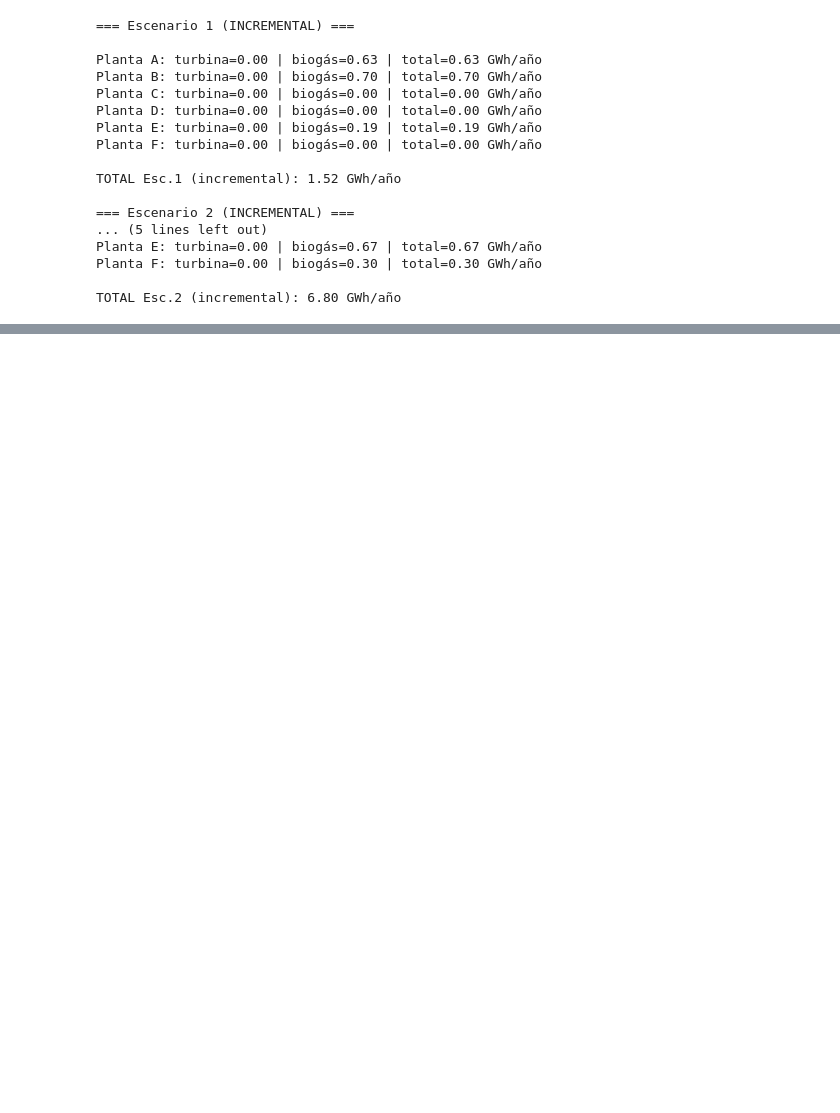
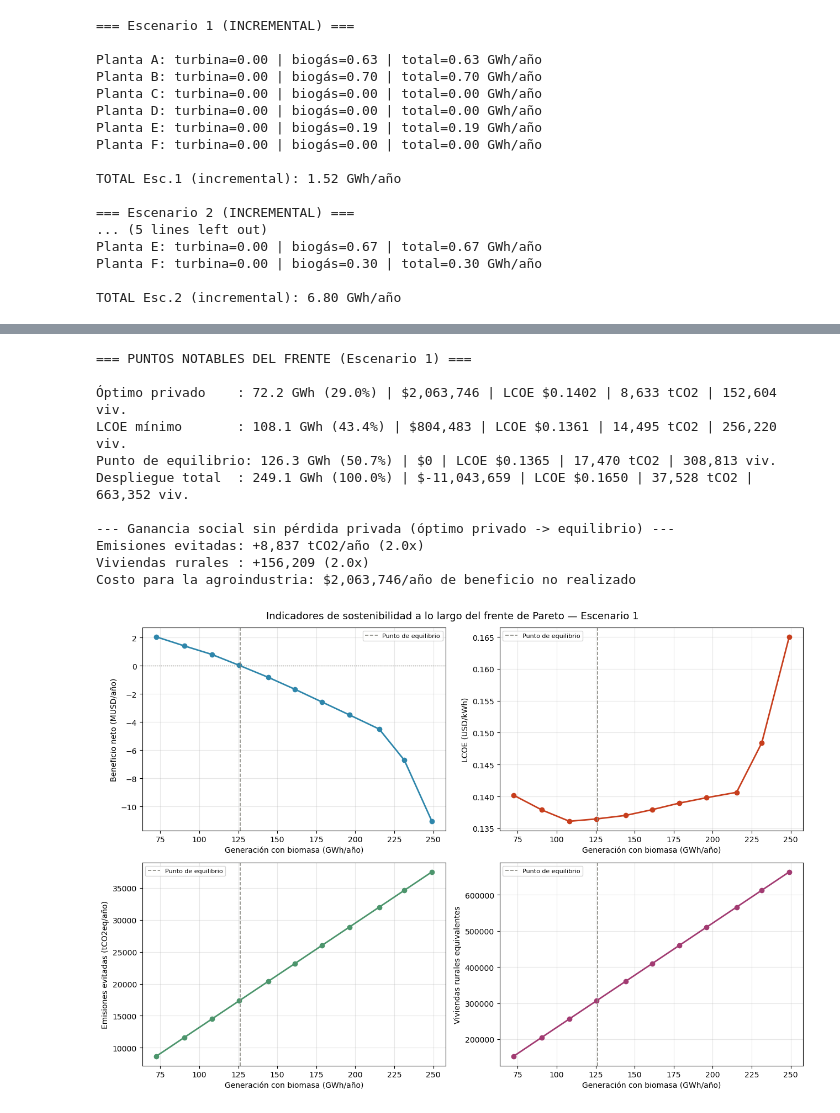
Before and after one commit to juncal0/valorizacion-biomasa-palma, a Jupyter notebook: 01_limpieza_datos_capex_emisiones_social_2_reorganizado_1.ipynb, the cells around one changed output, grey strips where cells are left out. Cells and saved outputs as stored; diff of their text form; code cells hidden in the pictures; blank space fills up the shorter version.

```diff
--- a/01_limpieza_datos_capex_emisiones_social_2_reorganizado_1.ipynb
+++ b/01_limpieza_datos_capex_emisiones_social_2_reorganizado_1.ipynb
@@ -3869,0 +4088,78 @@ TOTAL Esc.2 (incremental): 6.80 GWh/año
+# %%
+# ==========================================================
+# Sección 19b - Puntos notables del frente e indicadores asociados
+# (para la Discusión y las Conclusions del artículo)
+# ==========================================================
+
+# --- Punto de equilibrio: interpolación lineal donde el beneficio cruza cero ---
+b = df_sost['beneficio_neto_total_USD'].values
+g = df_sost['generacion_GWh'].values
+i = np.where(np.diff(np.sign(b)))[0][0]          # último punto positivo
+frac = b[i] / (b[i] - b[i+1])                     # peso de interpolación
+
+def interp(col):
+    v = df_sost[col].values
+    return v[i] + frac * (v[i+1] - v[i])
+
+print("=== PUNTOS NOTABLES DEL FRENTE (Escenario 1) ===\n")
+opt_eco = df_sost.iloc[df_sost['beneficio_neto_total_USD'].idxmax()]
+opt_lcoe = df_sost.iloc[df_sost['lcoe_USD_kWh'].idxmin()]
+total = df_sost.iloc[-1]
+pot_max = total['generacion_GWh']
+
+print(f"Óptimo privado    : {opt_eco['generacion_GWh']:.1f} GWh ({opt_eco['generacion_GWh']/pot_max*100:.1f}%) | "
+      f"${opt_eco['beneficio_neto_total_USD']:,.0f} | LCOE ${opt_eco['lcoe_USD_kWh']:.4f} | "
+      f"{opt_eco['emisiones_evitadas_tCO2']:,.0f} tCO2 | {opt_eco['viviendas_rurales']:,.0f} viv.")
+print(f"LCOE mínimo       : {opt_lcoe['generacion_GWh']:.1f} GWh ({opt_lcoe['generacion_GWh']/pot_max*100:.1f}%) | "
+      f"${opt_lcoe['beneficio_neto_total_USD']:,.0f} | LCOE ${opt_lcoe['lcoe_USD_kWh']:.4f} | "
+      f"{opt_lcoe['emisiones_evitadas_tCO2']:,.0f} tCO2 | {opt_lcoe['viviendas_rurales']:,.0f} viv.")
+print(f"Punto de equilibrio: {interp('generacion_GWh'):.1f} GWh ({interp('generacion_GWh')/pot_max*100:.1f}%) | "
+      f"$0 | LCOE ${interp('lcoe_USD_kWh'):.4f} | "
+      f"{interp('emisiones_evitadas_tCO2'):,.0f} tCO2 | {interp('viviendas_rurales'):,.0f} viv.")
+print(f"Despliegue total  : {pot_max:.1f} GWh (100.0%) | "
+      f"${total['beneficio_neto_total_USD']:,.0f} | LCOE ${total['lcoe_USD_kWh']:.4f} | "
+      f"{total['emisiones_evitadas_tCO2']:,.0f} tCO2 | {total['viviendas_rurales']:,.0f} viv.")
+
+print(f"\n--- Ganancia social sin pérdida privada (óptimo privado -> equilibrio) ---")
+print(f"Emisiones evitadas: +{interp('emisiones_evitadas_tCO2') - opt_eco['emisiones_evitadas_tCO2']:,.0f} tCO2/año "
+      f"({interp('emisiones_evitadas_tCO2')/opt_eco['emisiones_evitadas_tCO2']:.1f}x)")
+print(f"Viviendas rurales : +{interp('viviendas_rurales') - opt_eco['viviendas_rurales']:,.0f} "
+      f"({interp('viviendas_rurales')/opt_eco['viviendas_rurales']:.1f}x)")
+print(f"Costo para la agroindustria: ${opt_eco['beneficio_neto_total_USD']:,.0f}/año de beneficio no realizado")
+
+# --- Figura de 4 paneles: beneficio, LCOE, emisiones, social ---
+fig, axes = plt.subplots(2, 2, figsize=(13, 9))
+series = [
+    ('beneficio_neto_total_USD', 'Beneficio neto (MUSD/año)', 1e6, '#2E86AB'),
+    ('lcoe_USD_kWh',             'LCOE (USD/kWh)',            1,   '#C73E1D'),
+    ('emisiones_evitadas_tCO2',  'Emisiones evitadas (tCO2eq/año)', 1, '#4C956C'),
+    ('viviendas_rurales',        'Viviendas rurales equivalentes',  1, '#A23B72'),
+]
+for ax, (col, lab, esc, color) in zip(axes.flat, series):
+    ax.plot(df_sost['generacion_GWh'], df_sost[col]/esc, 'o-', color=color, linewidth=2, markersize=6)
+    ax.axvline(interp('generacion_GWh'), color='#888780', linestyle='--', linewidth=1.2,
+               label='Punto de equilibrio')
+    if col == 'beneficio_neto_total_USD':
+        ax.axhline(0, color='#888780', linestyle=':', linewidth=1)
+    ax.set_xlabel('Generación con biomasa (GWh/año)')
+    ax.set_ylabel(lab)
+    ax.grid(alpha=0.3)
+    ax.legend(fontsize=8)
+
+fig.suptitle('Indicadores de sostenibilidad a lo largo del frente de Pareto — Escenario 1', fontsize=13)
+plt.tight_layout()
+plt.savefig('indicadores_sostenibilidad_pareto_esc1.png', dpi=150)
+plt.show()
+# %% [output]
+=== PUNTOS NOTABLES DEL FRENTE (Escenario 1) ===
+
+Óptimo privado    : 72.2 GWh (29.0%) | $2,063,746 | LCOE $0.1402 | 8,633 tCO2 | 152,604 viv.
+LCOE mínimo       : 108.1 GWh (43.4%) | $804,483 | LCOE $0.1361 | 14,495 tCO2 | 256,220 viv.
+Punto de equilibrio: 126.3 GWh (50.7%) | $0 | LCOE $0.1365 | 17,470 tCO2 | 308,813 viv.
+Despliegue total  : 249.1 GWh (100.0%) | $-11,043,659 | LCOE $0.1650 | 37,528 tCO2 | 663,352 viv.
+
+--- Ganancia social sin pérdida privada (óptimo privado -> equilibrio) ---
+Emisiones evitadas: +8,837 tCO2/año (2.0x)
+Viviendas rurales : +156,209 (2.0x)
+Costo para la agroindustria: $2,063,746/año de beneficio no realizado
+[figure, added]
```
Also changed, not shown: parts of 13 cells of this notebook, 10 other files.
